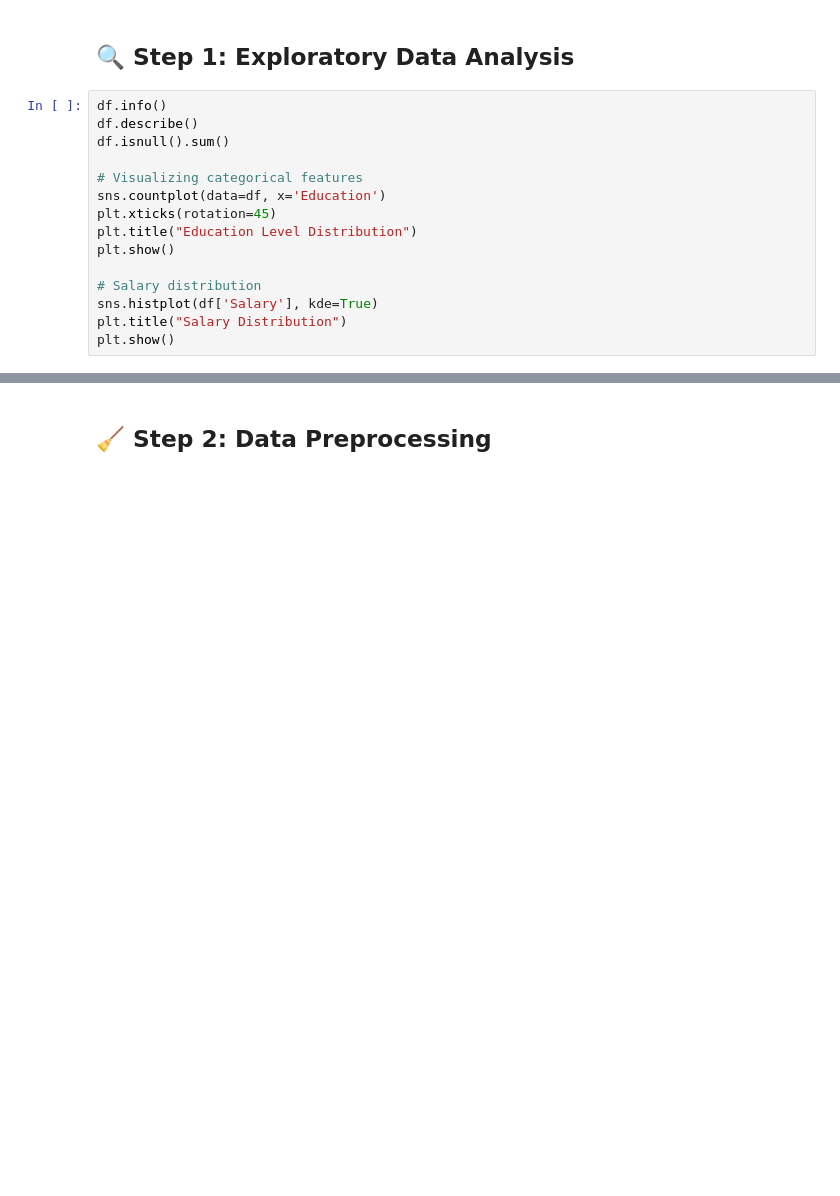
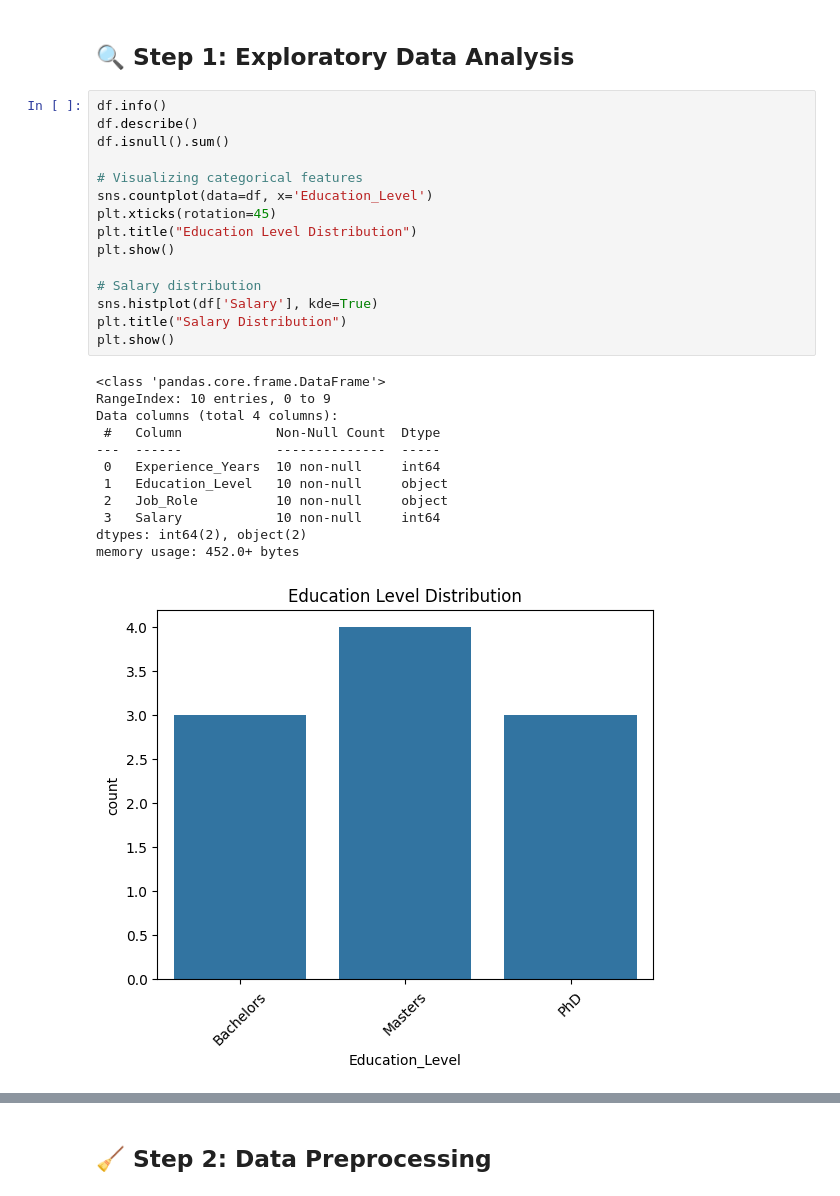
Before and after one commit to Riddhi0102/Employee-Salary-Prediction-Riddhi-Sharma, a Jupyter notebook: employee_salary_prediction.ipynb, the cells around one changed output, grey strips where cells are left out. Saved outputs shown, nothing was run; the diff lists cells and outputs as text; blank space fills up the shorter version.

```diff
--- a/employee_salary_prediction.ipynb
+++ b/employee_salary_prediction.ipynb
@@ -24,15 +33,28 @@ df.head()
 # %%
 df.info()
 df.describe()
 df.isnull().sum()
 
 # Visualizing categorical features
-sns.countplot(data=df, x='Education')
+sns.countplot(data=df, x='Education_Level')
 plt.xticks(rotation=45)
 plt.title("Education Level Distribution")
 plt.show()
 
 # Salary distribution
 sns.histplot(df['Salary'], kde=True)
 plt.title("Salary Distribution")
 plt.show()
+# %% [output]
+<class 'pandas.core.frame.DataFrame'>
+RangeIndex: 10 entries, 0 to 9
+Data columns (total 4 columns):
+ #   Column            Non-Null Count  Dtype
+---  ------            --------------  -----
+ 0   Experience_Years  10 non-null     int64
+ 1   Education_Level   10 non-null     object
+ 2   Job_Role          10 non-null     object
+ 3   Salary            10 non-null     int64
+dtypes: int64(2), object(2)
+memory usage: 452.0+ bytes
+[figure, added]
```
Also changed, not shown: parts of 6 cells of this notebook.
